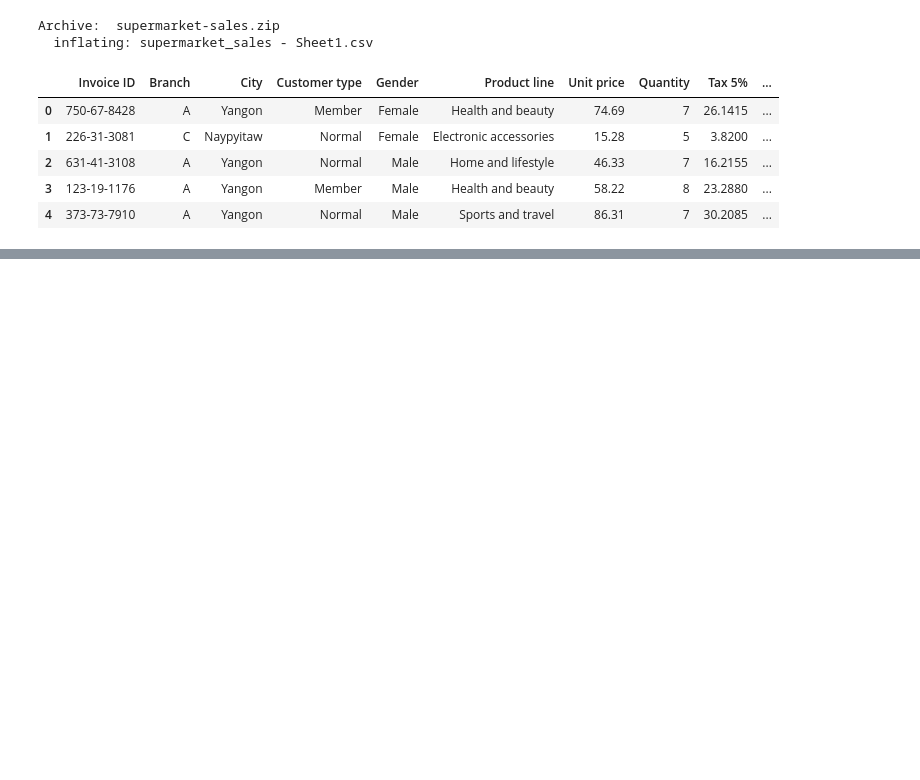
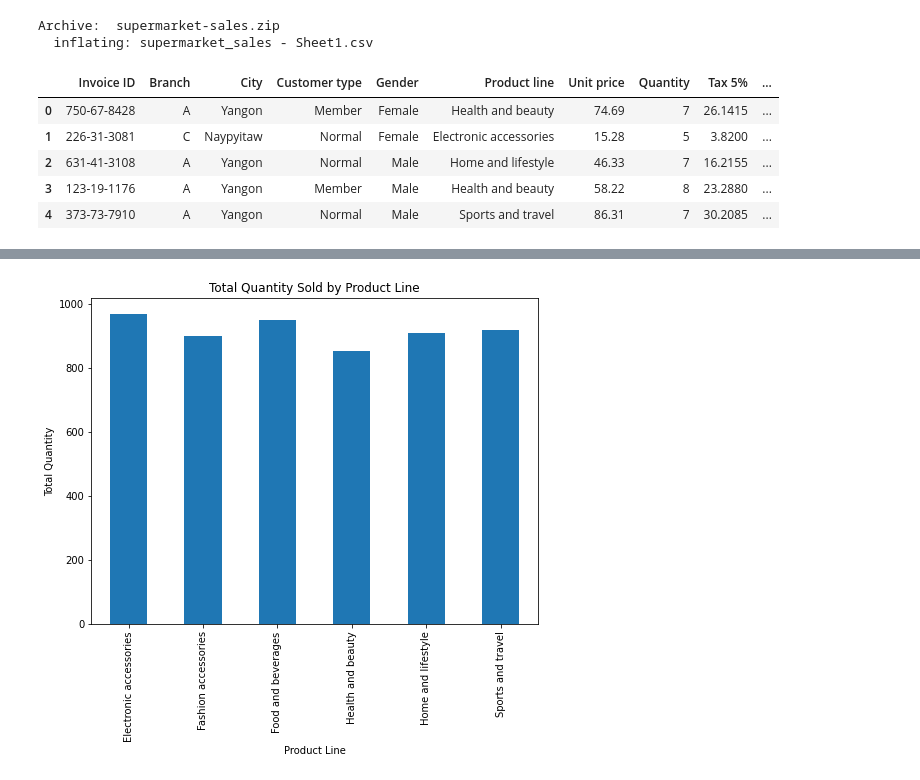
Before and after one commit to chrimeade/UCDPA_chrismeade, a Jupyter notebook: supermarket_data.ipynb, the cells around one changed output, grey strips where cells are left out. Cells and saved outputs as stored; diff of their text form; code cells hidden in the pictures; blank space fills up the shorter version.

```diff
--- a/supermarket_data.ipynb
+++ b/supermarket_data.ipynb
@@ -169,0 +231,3 @@ df3.head()
+# %%
+total_items_sold = df4.groupby("Product line")["Quantity"].sum()
+print(total_items_sold)
@@ -169,0 +243,9 @@ df3.head()
+# %%
+fig, ax = plt.subplots(figsize=(8, 6))
+total_items_sold.plot(kind='bar', ax=ax)
+ax.set_title('Total Quantity Sold by Product Line')
+ax.set_xlabel('Product Line')
+ax.set_ylabel('Total Quantity')
+plt.show()
+# %% [output]
+[figure, added]
```
Also changed, not shown: parts of 8 cells of this notebook.
